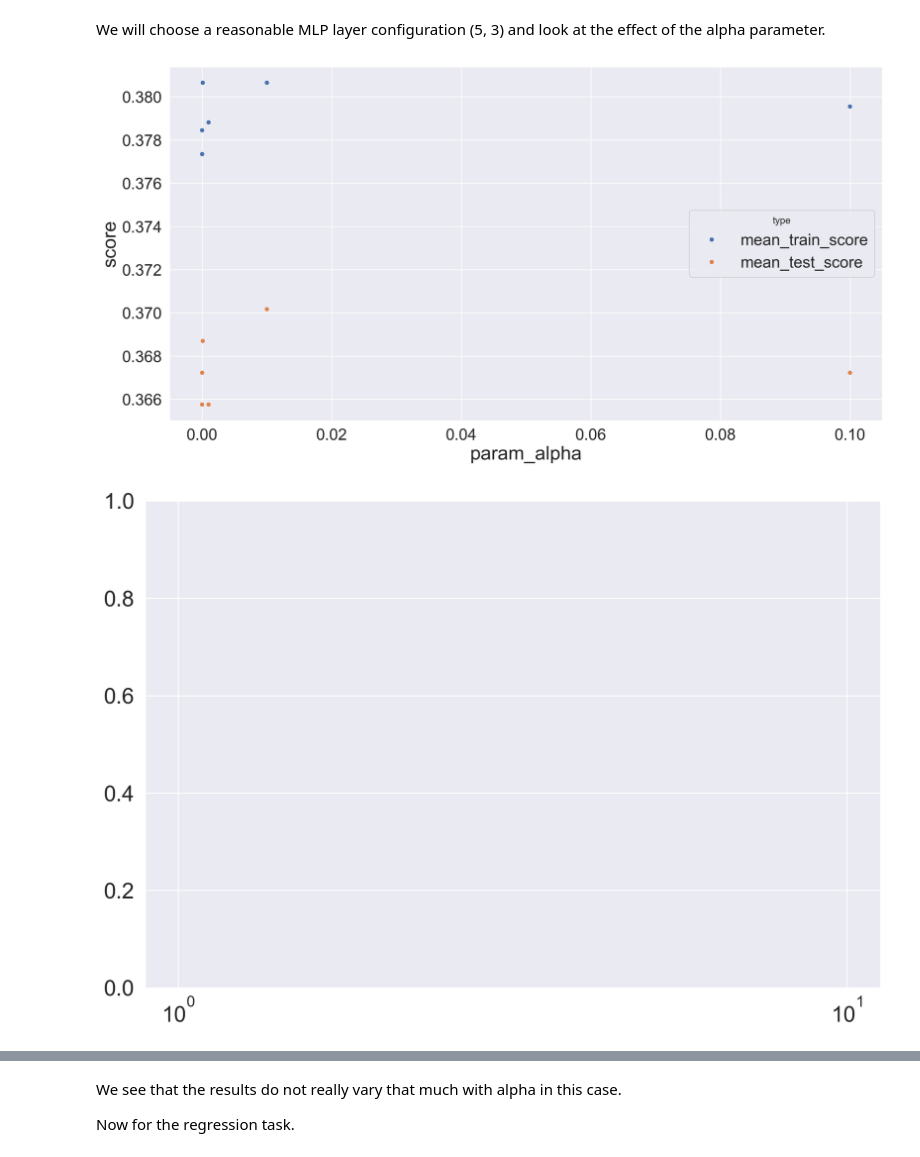
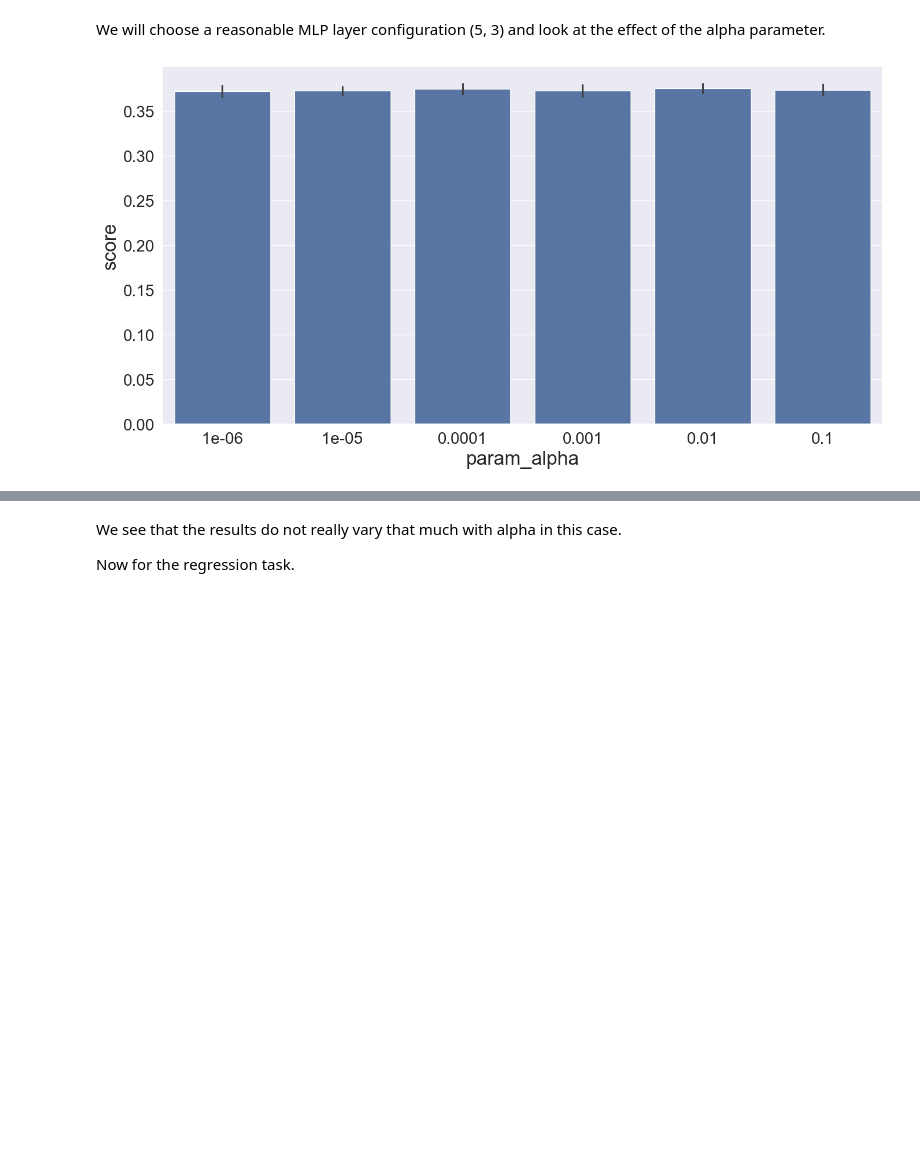
Before and after one commit to materialsvirtuallab/nano281, a Jupyter notebook: lectures/notebooks/Lecture 09 - Neural Networks.ipynb, the cells around one changed output, grey strips where cells are left out. Saved outputs shown, nothing was run; the diff lists cells and outputs as text; code cells hidden in the pictures; blank space fills up the shorter version.

```diff
--- a/lectures/notebooks/Lecture 09 - Neural Networks.ipynb
+++ b/lectures/notebooks/Lecture 09 - Neural Networks.ipynb
@@ -100,15 +96,10 @@ def plot_grid_search_results(gs, plot_type="bar", ylim=None):
         value_name="score",
     )
     fig, ax = plt.subplots(figsize=(16, 8))
-    if plot_type == "bar":
-        ax = sns.barplot(x=x, y="score", hue="type", data=results)
-    else:
-        ax = sns.scatterplot(x=x, y="score", hue="type", data=results)
+    ax = sns.barplot(x=[str(m) for m in results[x]], y=results["score"])
     plt.xlabel(x)
     if ylim:
         plt.ylim(ylim)
-    return fig
-
 
 kfold = KFold(n_splits=5, shuffle=True, random_state=42)
 # %% [markdown]
@@ -136,16 +127,13 @@ We will choose a reasonable MLP layer configuration (5, 3) and look at the effec
 # %%
 nn = MLPClassifier(hidden_layer_sizes=(5, 3), random_state=1, learning_rate_init=0.01)
 gs = GridSearchCV(
     nn,
     param_grid={"alpha": np.logspace(-6, -1, 6)},
     return_train_score=True,
     scoring="accuracy",
     cv=kfold,
 )
 gs.fit(x, y_class)
-# plot_grid_search_results(gs, plot_type='scatter').show()
-plt.xscale("log")
-plot_grid_search_results(gs, plot_type="scatter")
+plot_grid_search_results(gs, plot_type="bar")
 # %% [output]
-[figure, old version]
+[figure, new version]
-[figure, removed]
```
Also changed, not shown: parts of 5 cells of this notebook, 2 other files.
